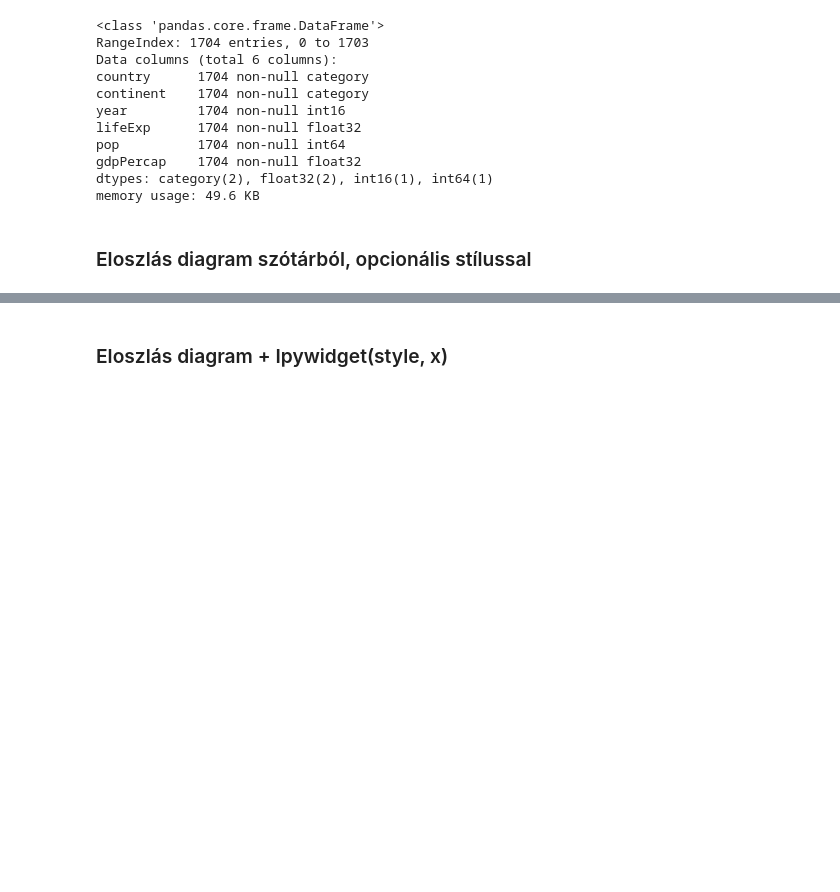
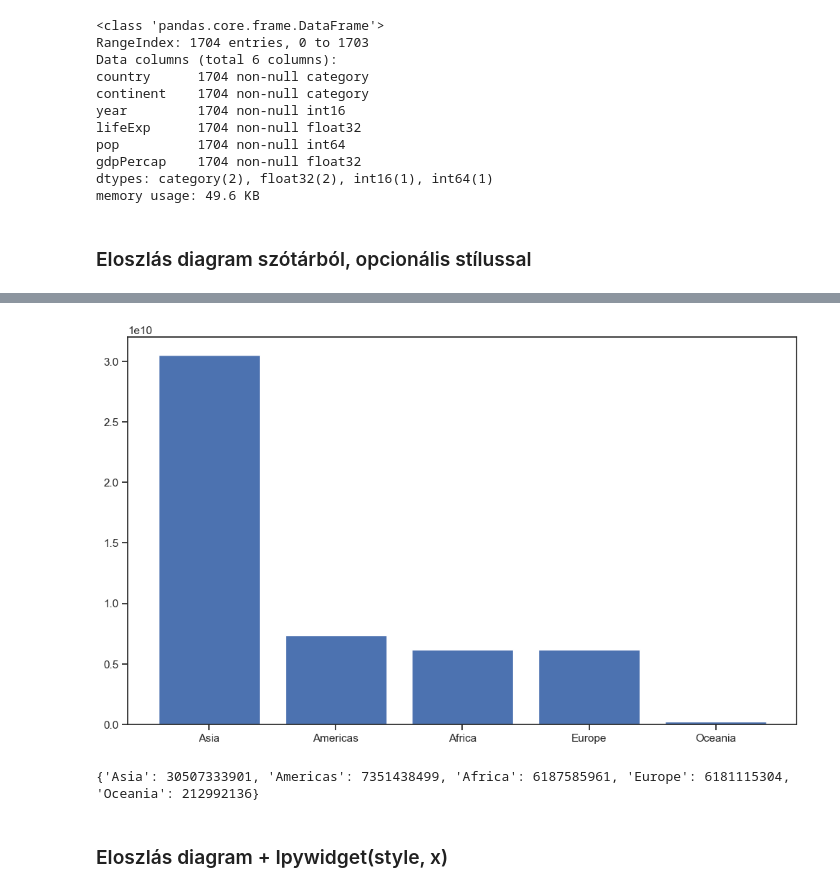
Before and after one commit to GergelyGocza/Jupyter, a Jupyter notebook: Gyakorlás/SABLONOK.ipynb, the cells around one changed output, grey strips where cells are left out. Saved outputs shown, nothing was run; the diff lists cells and outputs as text; code cells hidden in the pictures; blank space fills up the shorter version.

```diff
--- a/Gyakorlás/SABLONOK.ipynb
+++ b/Gyakorlás/SABLONOK.ipynb
@@ -278,6 +275,22 @@ eloszlás(df, 'continent')
 # %% [output]
 {'Africa': 624, 'Asia': 396, 'Europe': 360, 'Americas': 300, 'Oceania': 24}
 [figure]
+# %%
+def n_legtobb(x, y, n, ascending=None):
+    if ((ascending == None) or (ascending == False)):
+        szotar = dict(df.groupby(by=x).sum()[y].nlargest(n))
+    else:
+        szotar = dict(df.groupby(by=x).sum()[y].nsmallest(n))
+
+    plt.figure(figsize=(12, 7))
+    plt.bar([str(i) for i in szotar.keys()], szotar.values())
+    plt.show()
+    print(szotar)
+
+n_legtobb('continent', 'pop', 10, False)
+# %% [output]
+[figure, added]
+{'Asia': 30507333901, 'Americas': 7351438499, 'Africa': 6187585961, 'Europe': 6181115304, 'Oceania': 212992136}
 # %% [markdown]
 ### Eloszlás diagram + Ipywidget(style, x)
 # %%
```
Also changed, not shown: parts of 23 cells of this notebook, 48 other files.
